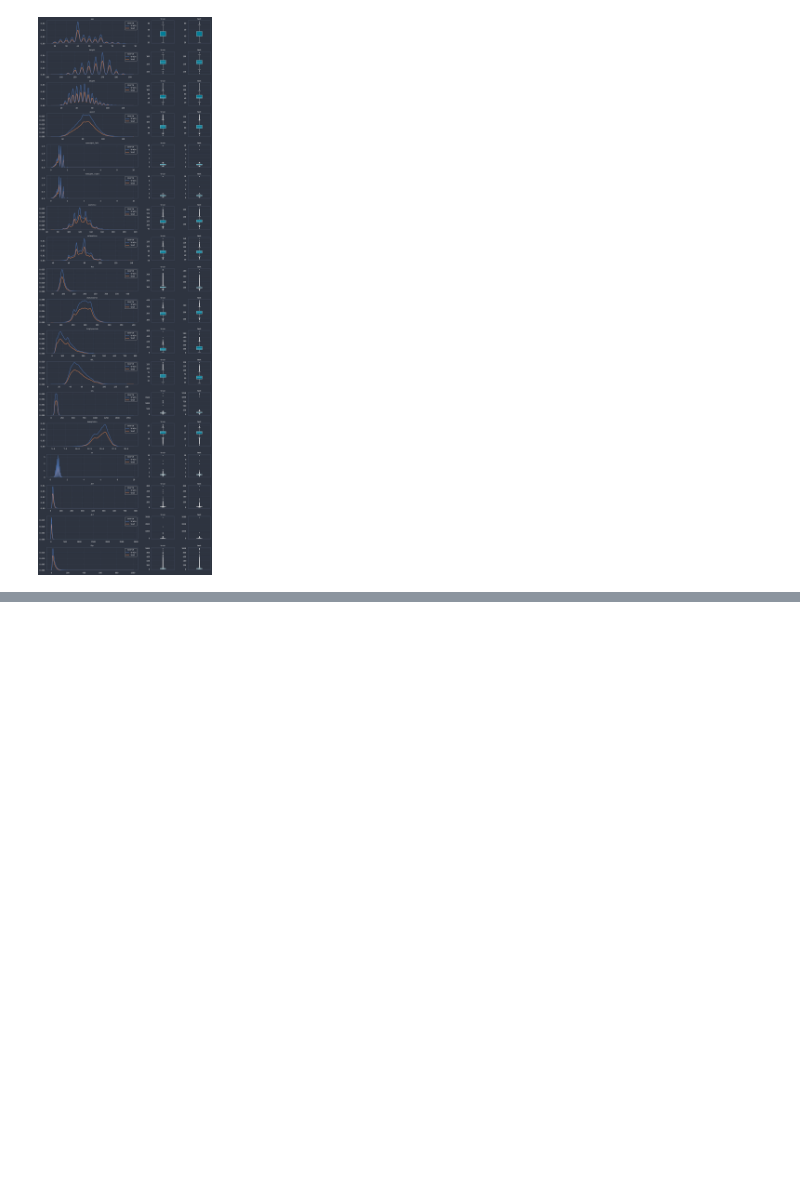
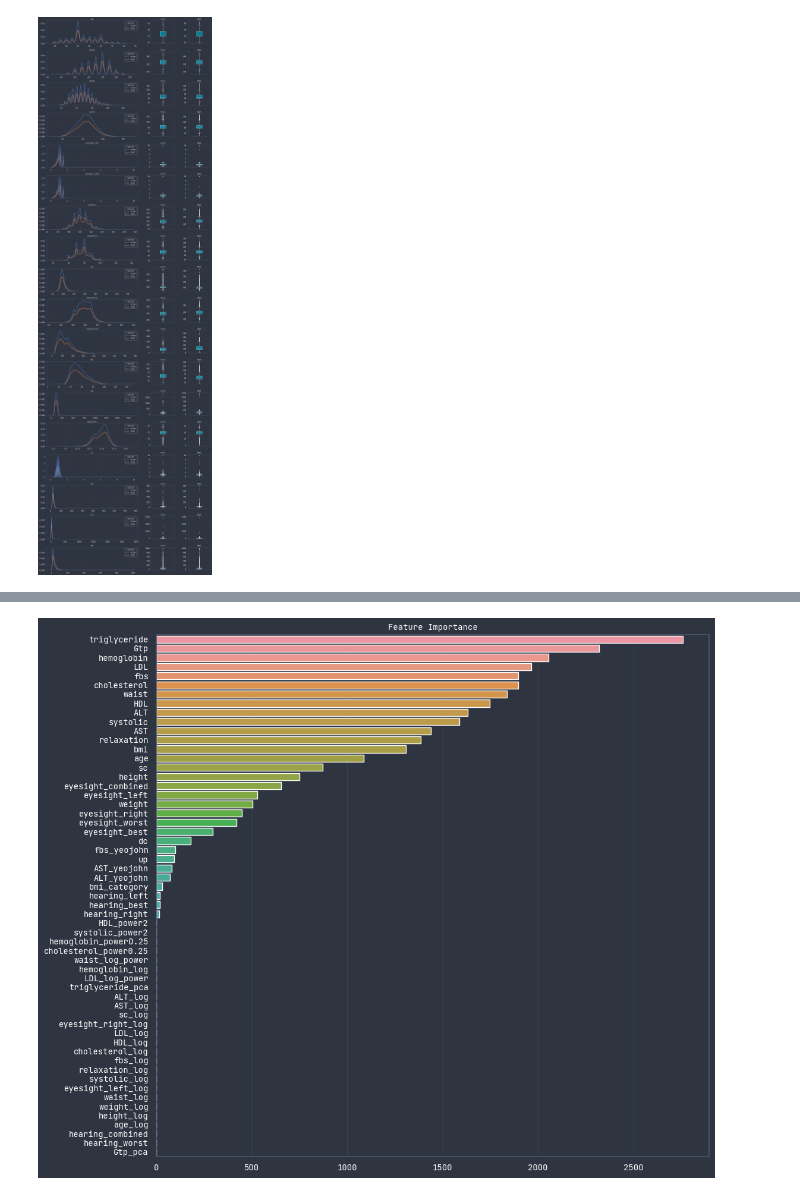
Before and after one commit to cheeweisoh/kaggle, a Jupyter notebook: tps/tps_3_24/eda.ipynb, the cells around one changed output, grey strips where cells are left out. Drawn from its saved outputs; the diff is of its cells as text; code cells hidden in the pictures; blank space fills up the shorter version.

```diff
--- a/tps/tps_3_24/eda.ipynb
+++ b/tps/tps_3_24/eda.ipynb
@@ -367,0 +731,23 @@ plt.show()
+# %%
+model = LGBMClassifier(
+        n_estimators=1000,
+        max_depth=10,
+        random_state=2023,
+        verbose=-1
+    )
+model.fit(cleaned_train_df.drop(target_var, axis=1), cleaned_train_df[target_var])
+
+feat_imp = pd.DataFrame({
+    'feat': cleaned_train_df.drop(target_var, axis=1).columns,
+    'importance': model.feature_importances_
+})
+feat_imp.sort_values(by='importance', ascending=False, inplace=True)
+
+fig = plt.figure(figsize=(12, 0.2*len(feat_imp)))
+sns.barplot(data=feat_imp, x='importance', y='feat')
+plt.title('Feature Importance')
+plt.xlabel('')
+plt.ylabel('')
+plt.show()
+# %% [output]
+[figure, added]
```
Also changed, not shown: parts of 21 cells of this notebook.
